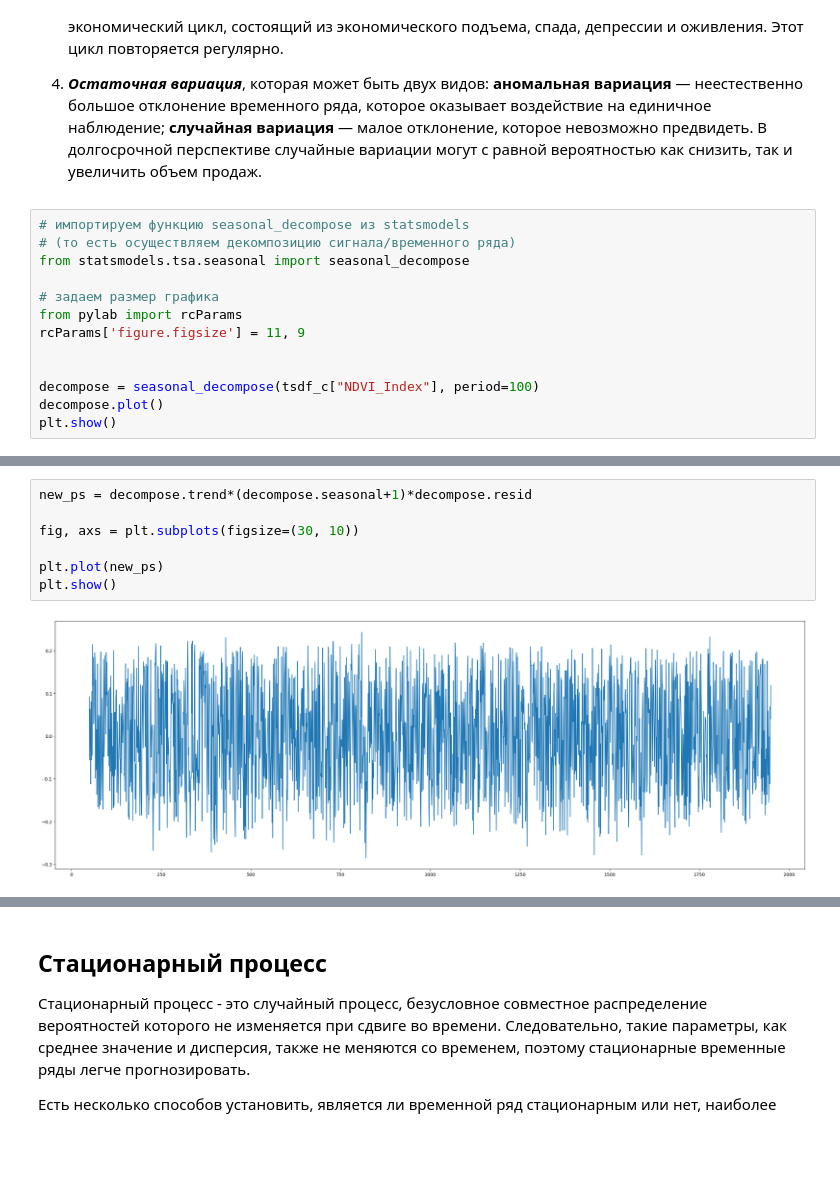
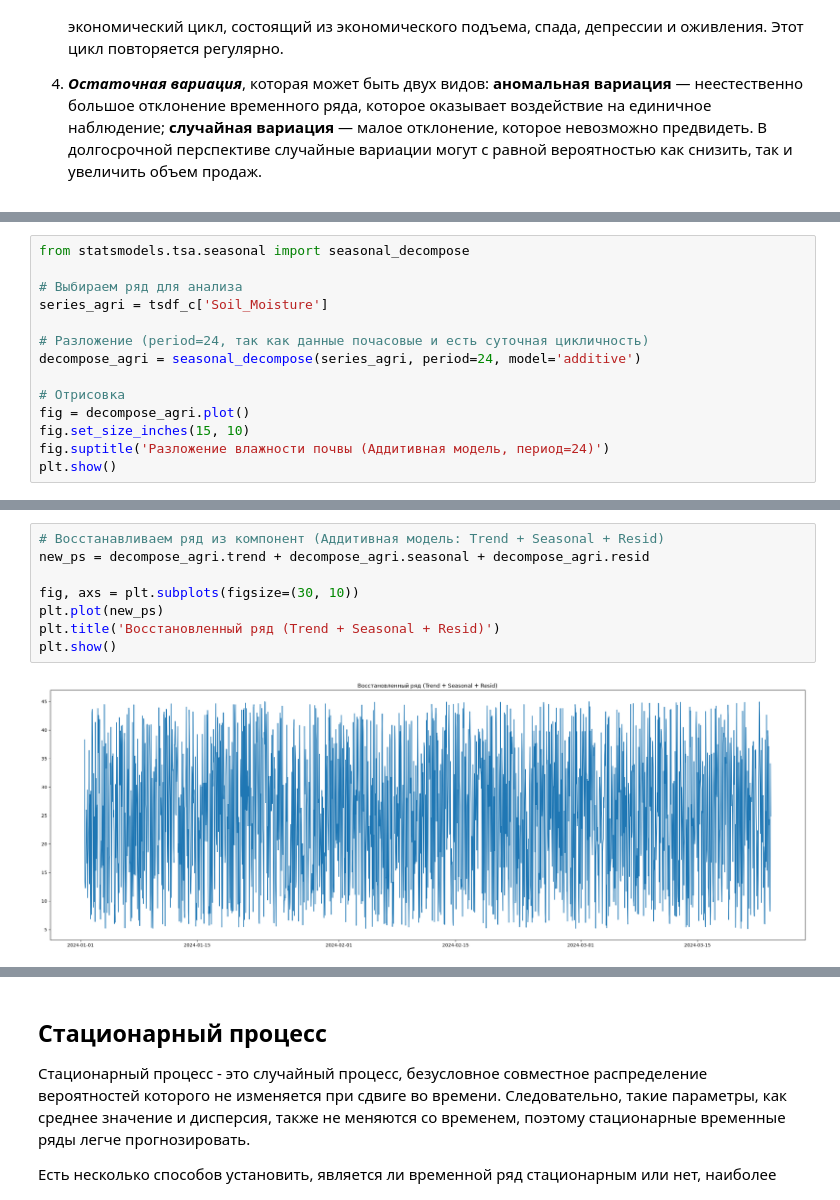
Before and after one commit to Dream-Prodigy/My-project, a Jupyter notebook: practice_3/practice3.ipynb, the cells around one changed output, grey strips where cells are left out. Saved outputs shown, nothing was run; the diff lists cells and outputs as text; blank space fills up the shorter version.

```diff
--- a/practice_3/practice3.ipynb
+++ b/practice_3/practice3.ipynb
@@ -129,16 +105,3 @@ https://www.statsmodels.org/stable/generated/statsmodels.tsa.seasonal.seasonal_d
 4) ***Остаточная вариация***, которая может быть двух видов:
 **аномальная вариация** — неестественно большое отклонение временного ряда, которое оказывает воздействие на единичное наблюдение;
 **случайная вариация** — малое отклонение, которое невозможно предвидеть. В долгосрочной перспективе случайные вариации могут с равной вероятностью как снизить, так и увеличить объем продаж.
-# %%
-# импортируем функцию seasonal_decompose из statsmodels
-# (то есть осуществляем декомпозицию сигнала/временного ряда)
-from statsmodels.tsa.seasonal import seasonal_decompose
-
-# задаем размер графика
-from pylab import rcParams
-rcParams['figure.figsize'] = 11, 9
-
-
-decompose = seasonal_decompose(tsdf_c["NDVI_Index"], period=100)
-decompose.plot()
-plt.show()
@@ -146,0 +108,14 @@ plt.show()
+# %%
+from statsmodels.tsa.seasonal import seasonal_decompose
+
+# Выбираем ряд для анализа
+series_agri = tsdf_c['Soil_Moisture']
+
+# Разложение (period=24, так как данные почасовые и есть суточная цикличность)
+decompose_agri = seasonal_decompose(series_agri, period=24, model='additive')
+
+# Отрисовка
+fig = decompose_agri.plot()
+fig.set_size_inches(15, 10)
+fig.suptitle('Разложение влажности почвы (Аддитивная модель, период=24)')
+plt.show()
@@ -147,9 +124,10 @@ plt.show()
 # %%
-new_ps = decompose.trend*(decompose.seasonal+1)*decompose.resid
+# Восстанавливаем ряд из компонент (Аддитивная модель: Trend + Seasonal + Resid)
+new_ps = decompose_agri.trend + decompose_agri.seasonal + decompose_agri.resid
 
 fig, axs = plt.subplots(figsize=(30, 10))
-
 plt.plot(new_ps)
+plt.title('Восстановленный ряд (Trend + Seasonal + Resid)')
 plt.show()
 # %% [output]
-[figure, old version]
+[figure, new version]
```
Also changed, not shown: parts of 20 cells of this notebook.
